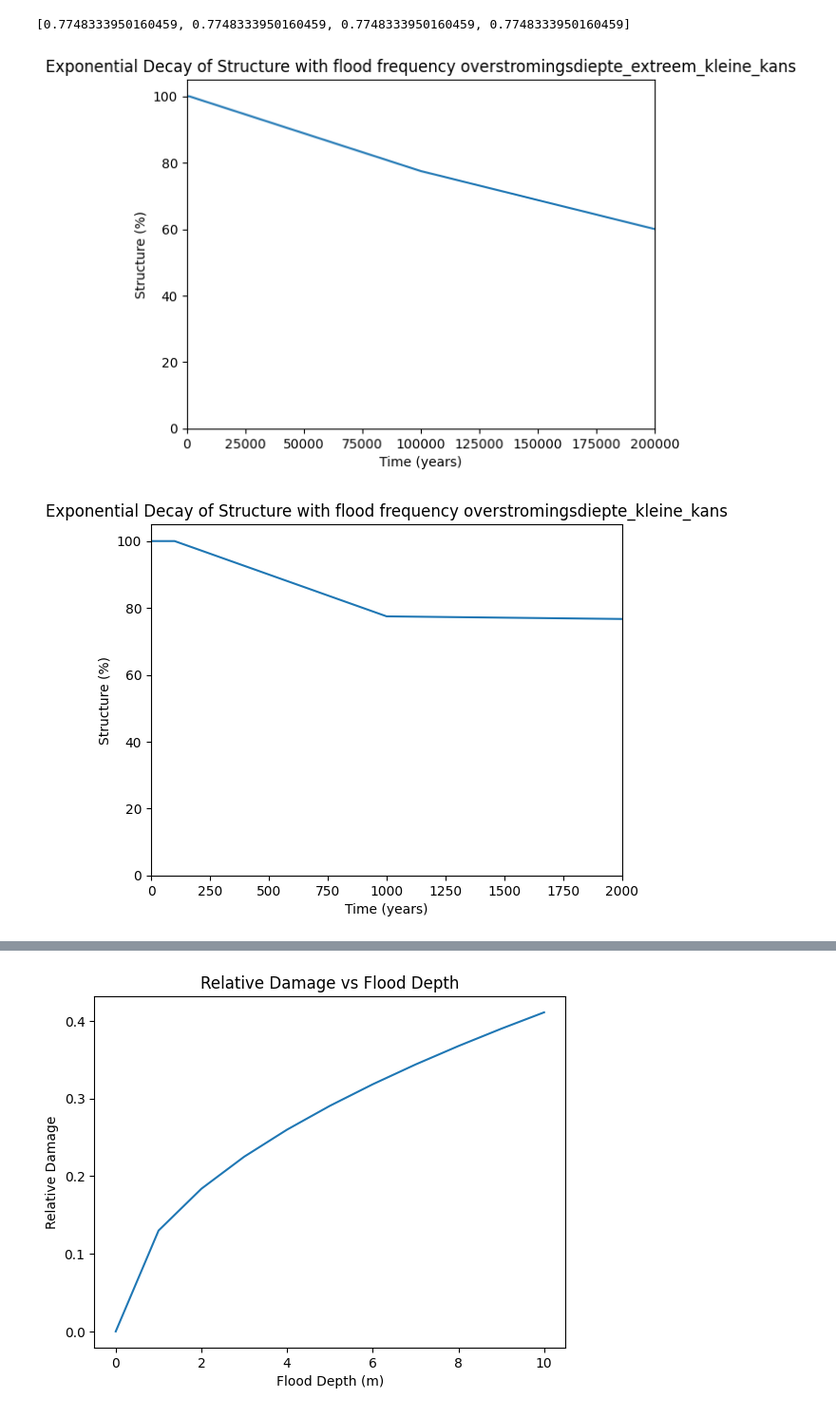
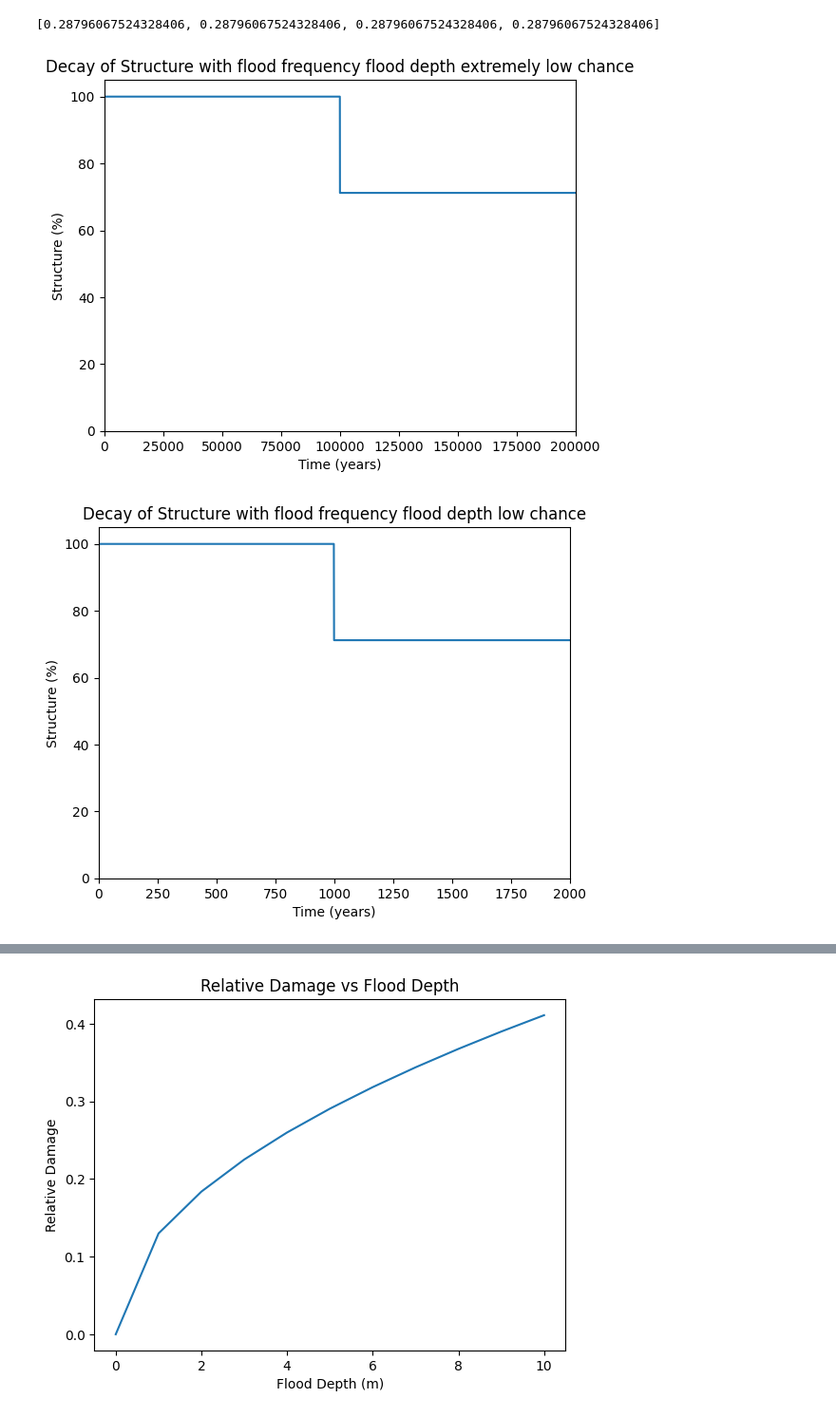
Before and after one commit to EdaAkaltun/Project-T, a Jupyter notebook: 3. FloodCalcs.ipynb, the cells around one changed output, grey strips where cells are left out. Shown at 95% size. Drawn from its saved outputs; the diff is of its cells as text; code cells hidden in the pictures.

Commit message:
Fix graphs

```diff
--- a/3. FloodCalcs.ipynb
+++ b/3. FloodCalcs.ipynb
@@ -361,39 +361,40 @@ Deflection: Risk detected permitted amount is 10.0 mm occuring amount is 0.4146
 # %%
 import matplotlib.pyplot as plt
 import numpy as np
 
-layers = ["overstromingsdiepte_extreem_kleine_kans", "overstromingsdiepte_kleine_kans", "overstromingsdiepte_middelgrote_kans", "overstromingsdiepte_grote_kans"]
+layers = ["flood depth extremely low chance", "flood depth low chance", "flood depth middle chance", "flood depth high chance"]
+index = [0, 1, 2, 3] # amount of scenarios
 
-damagepercentagelist
+damagepercentagelist = [0.7120393247567159, 0.7120393247567159, 0.7120393247567159, 0.7120393247567159]
 factoroflossstructural = []
-index = [0, 1, 2, 3] # amount of scenarios
 
 for i in index:
     factor = (100 - (100 * damagepercentagelist[i])) / 100
     factoroflossstructural.append(factor)
 
 print (factoroflossstructural)
 
 frequency = [100000, 1000, 100, 10] # overstromingsdiepte_extreem_kleine_kans = 1 in 100000, overstromingsdiepte_kleine_kans = 1 in 1000, overstromingsdiepte_middelgrote_kans = 1 in 100, overstromingsdiepte_grote_kans = 1 in 10
 scales = [200000, 2000, 200, 50]
 loop = 0
 
 for i in index:
     # Define the formula for y
-    x = np.array([1, 10, 30, 50, 100, 1000, 100000, 200000])
-    y = 100 * (factoroflossstructural[i])**(np.floor(x/frequency[i]))
+    x = np.arange(1, scales[i]) # x values from 1 to 100
+    x_decay = 10
+    y = 100 - (100 * (np.floor(x/frequency[i]) * factoroflossstructural[i]))
 
     # Plot the graph
     plt.plot(x, y)
-    plt.title("Exponential Decay of Structure with flood frequency " +  layers[loop])
+    plt.title("Decay of Structure with flood frequency " +  layers[loop])
     plt.xlabel("Time (years)")
     plt.ylabel("Structure (%)")
     plt.ylim(0, 105)
     plt.xlim(0, scales[i])
     plt.show()
 
     loop += 1
 # %% [output]
-[0.7748333950160459, 0.7748333950160459, 0.7748333950160459, 0.7748333950160459]
+[0.28796067524328406, 0.28796067524328406, 0.28796067524328406, 0.28796067524328406]
-[figure, old version]
+[figure, new version]
-[figure, old version]
+[figure, new version]
```
Also changed, not shown: parts of 5 cells of this notebook.
